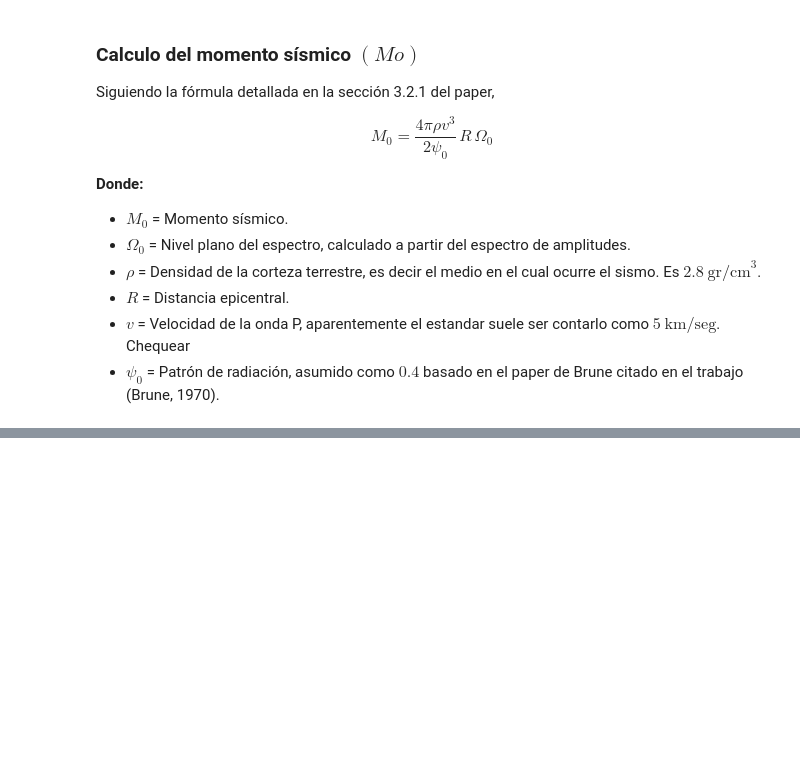
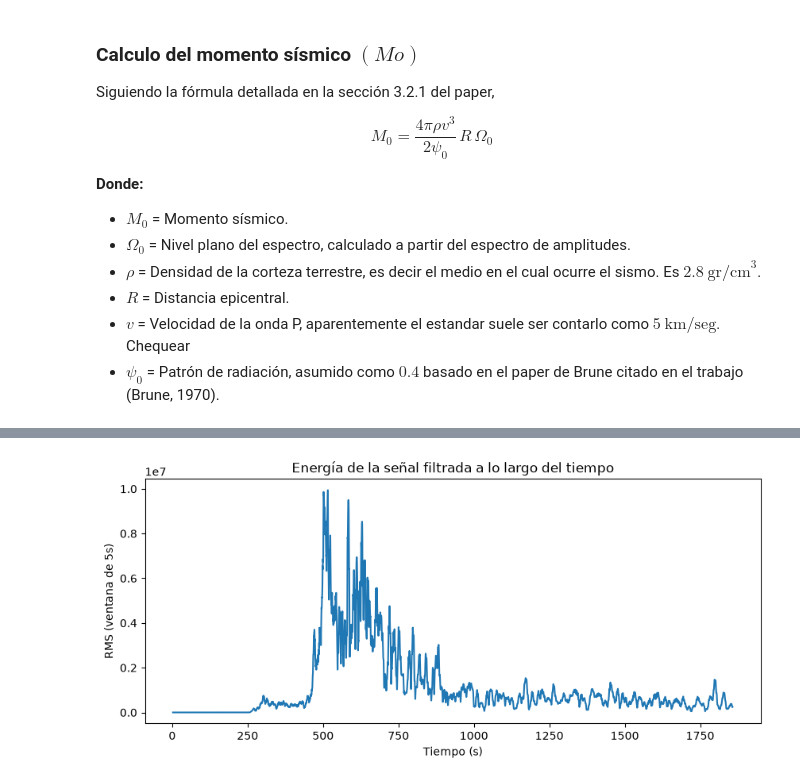
Before and after one commit to ezegrenat/seismic-signal-processing, a Jupyter notebook: terremoto_maule_2010.ipynb, the cells around one changed output, grey strips where cells are left out. Saved outputs shown, nothing was run; the diff lists cells and outputs as text; code cells hidden in the pictures; blank space fills up the shorter version.

```diff
--- a/terremoto_maule_2010.ipynb
+++ b/terremoto_maule_2010.ipynb
@@ -186,0 +300,15 @@ $$
+# %%
+window_size = int(5 * fs)  # ventana de 5 segundos
+
+rms = df["amplitud_iir"].rolling(window=window_size, center=True).apply(
+    lambda x: np.sqrt(np.mean(x**2))
+)
+
+fig, ax = plt.subplots(figsize=(10, 4))
+ax.plot(df["tiempo_s"], rms)
+ax.set_xlabel("Tiempo (s)")
+ax.set_ylabel("RMS (ventana de 5s)")
+ax.set_title("Energía de la señal filtrada a lo largo del tiempo")
+plt.show()
+# %% [output]
+[figure, added]
```
Also changed, not shown: parts of 18 cells of this notebook.
